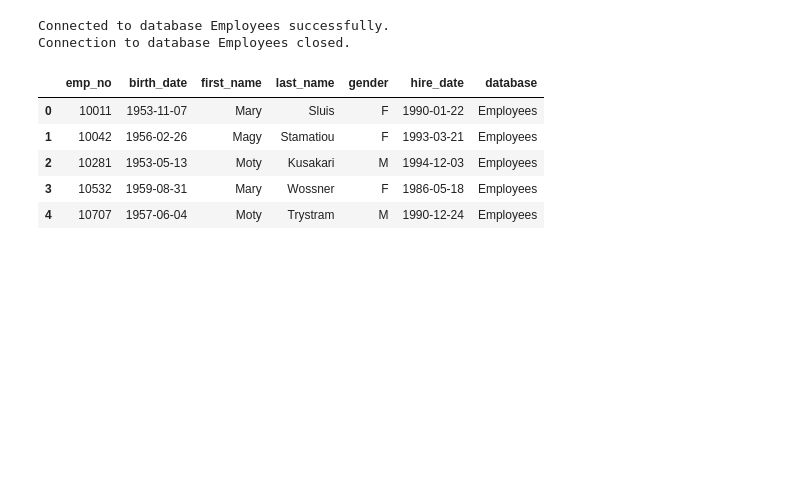
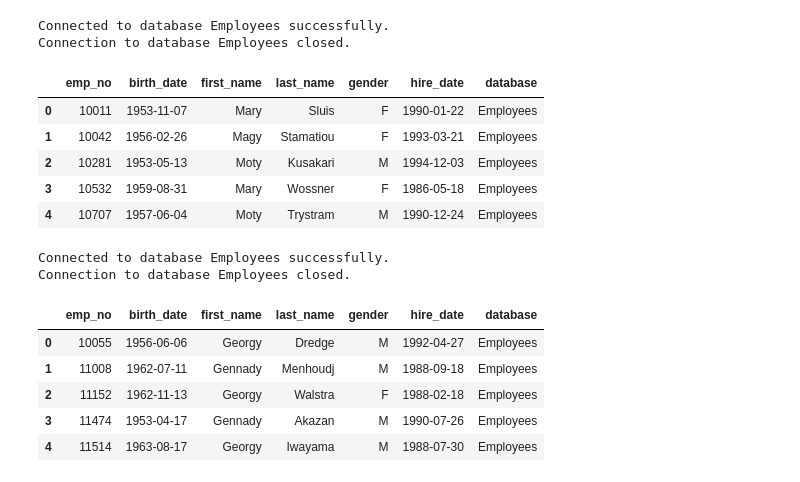
Before and after one commit to rameshkanna74/Bankai, a Jupyter notebook: postgres/01_basic.ipynb, the cells around one changed output. Cells and saved outputs as stored; diff of their text form; code cells hidden in the pictures; blank space fills up the shorter version.

```diff
--- a/postgres/01_basic.ipynb
+++ b/postgres/01_basic.ipynb
@@ -1033,3 +1771,28 @@ Connection to database Employees closed.
 | 2 | 10281 | 1953-05-13 | Moty | Kusakari | M | 1994-12-03 | Employees |
 | 3 | 10532 | 1959-08-31 | Mary | Wossner | F | 1986-05-18 | Employees |
 | 4 | 10707 | 1957-06-04 | Moty | Trystram | M | 1990-12-24 | Employees |
+# %%
+db_configs[0]["dbname"] = "Employees"
+
+# Sample query
+user_query = """
+SELECT * FROM "public"."employees"
+WHERE first_name ILIKE 'g%y'
+"""
+params = None  # You can add parameters if needed
+
+# Execute the function
+result_df = run_query_with_dynamic_columns(
+    db_configs, user_query, chunk_size=10000, params=params
+)
+
+result_df.head(5)
+# %% [output]
+Connected to database Employees successfully.
+Connection to database Employees closed.
+|  | emp_no | birth_date | first_name | last_name | gender | hire_date | database |
+| 0 | 10055 | 1956-06-06 | Georgy | Dredge | M | 1992-04-27 | Employees |
+| 1 | 11008 | 1962-07-11 | Gennady | Menhoudj | M | 1988-09-18 | Employees |
+| 2 | 11152 | 1962-11-13 | Georgy | Walstra | F | 1988-02-18 | Employees |
+| 3 | 11474 | 1953-04-17 | Gennady | Akazan | M | 1990-07-26 | Employees |
+| 4 | 11514 | 1963-08-17 | Georgy | Iwayama | M | 1988-07-30 | Employees |
```
Also changed, not shown: parts of 6 cells of this notebook, 4 other files.
